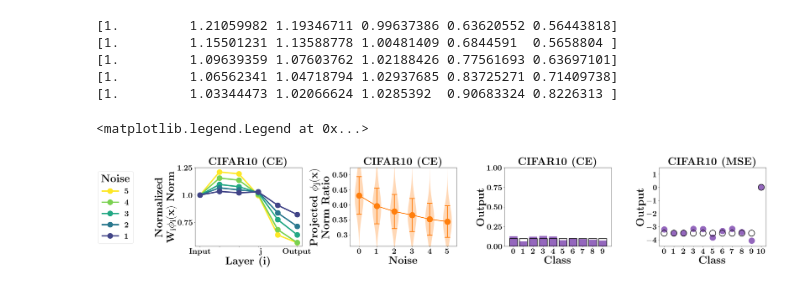
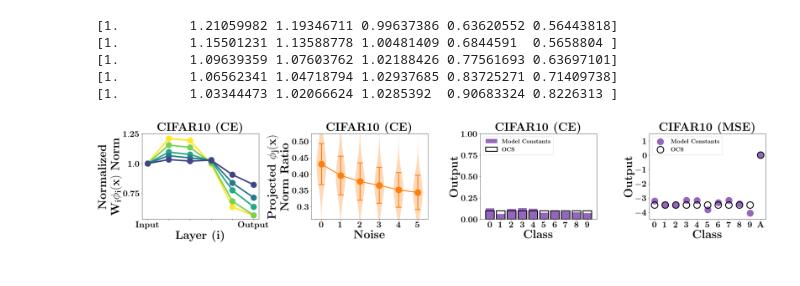
Before and after one commit to katiekang1998/cautious_extrapolation, a Jupyter notebook: cautious_extrapolation/CIFAR10/analyze.ipynb, the cells around one changed output. Drawn from its saved outputs; the diff is of its cells as text; code cells hidden in the pictures.

```diff
--- a/cautious_extrapolation/CIFAR10/analyze.ipynb
+++ b/cautious_extrapolation/CIFAR10/analyze.ipynb
@@ -247,7 +236,7 @@ for noise_level in range(5, 0, -1):
     axs[0].plot([0, 1, 2, 3, 4, 5], ratios,  "o-", linewidth=5, markersize=20, c=colors[noise_level], label=r"$\mathbf{"+str(noise_level)+"}$",)#, c="C2", alpha=1-rotation_level/10)
     #
 
-axs[0].set_xticks([0, 1, 2, 3, 3.1, 5], [r"\textbf{Input}", "", "", "", r"$\mathbf{j}$", r"\textbf{Output}"])
+axs[0].set_xticks([0, 1, 2, 3, 4, 5], [r"\textbf{Input}", "", "", "", "", r"\textbf{Output}"])
 axs[0].set_yticks([0.75, 1, 1.25], [r"$\mathbf{"+str(_)+"}$" for _ in [0.75, 1.00, 1.25]])
 axs[0].tick_params(axis='both', which='major', labelsize=30)
 axs[0].set_xlabel(r"\textbf{Layer (i)}", fontsize=40)
@@ -266,42 +255,43 @@ axs[1].set_ylim(np.min(np.array(projected_ratio_means)-np.array(projected_ratio_
 axs[1].tick_params(axis='both', which='major', labelsize=30)
 axs[1].set_title(r"\textbf{CIFAR10 (CE)}", fontsize=40)
 
-axs[2].bar([_ for _ in range(10)], zero_input_output, color="C4")#, label = r"\textbf{Model Constants}")
-axs[2].bar([_ for _ in range(10)], [0.1 for _ in range(10)], color="none", edgecolor='black', linewidth=2)#, label = r"\textbf{OCS}")
-# axs[2].legend(fontsize=20, loc='upper left')
+axs[2].bar([_ for _ in range(10)], zero_input_output, color="C4", label = r"\textbf{Model Constants}")
+axs[2].bar([_ for _ in range(10)], [0.1 for _ in range(10)], color="none", edgecolor='black', linewidth=3, label = r"\textbf{OCS}")
+axs[2].legend(fontsize=20, loc='upper left')
 
 axs[2].set_ylim(0, 1)
 axs[2].set_xticks([_ for _ in range(10)], [r"$\mathbf{"+str(_)+"}$" for _ in range(10)])
 axs[2].set_yticks([0.00, 0.25, 0.50, 0.75, 1.00], [r"$\mathbf{0.00}$", r"$\mathbf{0.25}$", r"$\mathbf{0.50}$", r"$\mathbf{0.75}$", r"$\mathbf{1.00}$"])
 axs[2].tick_params(axis='both', which='major', labelsize=30)
 axs[2].set_xlabel(r"\textbf{Class}", fontsize=40)
 # axs[2].set_ylabel(r"\textbf{softmax(}"+"$\mathbf{g_{k+1}(\sigma(b_k))}$"+r"\textbf{)", fontsize=40)
 axs[2].set_ylabel(r"\textbf{Output}", fontsize=40)
 axs[2].set_title(r"\textbf{CIFAR10 (CE)}", fontsize=40)
 
-axs[3].scatter([_ for _ in range(11)], zero_input_output_mse, color="C4", s=500)#, label = r"\textbf{Model Constants}")
-axs[3].scatter([_ for _ in range(11)], [-3.5 for _ in range(10)]+[0], color="none", edgecolor='black', s=500, linewidth=2) #, label = r"\textbf{OCS}"
-# axs[3].legend(fontsize=20, loc='upper left')
+axs[3].scatter([_ for _ in range(11)], zero_input_output_mse, color="C4", s=500, label = r"\textbf{Model Constants}")
+axs[3].scatter([_ for _ in range(11)], [-3.5 for _ in range(10)]+[0], color="none", edgecolor='black', s=500, linewidth=3, label = r"\textbf{OCS}")
+axs[3].legend(fontsize=20, loc='upper left')
 
 axs[3].set_ylim(-4.5, 1.5)
-axs[3].set_xticks([_ for _ in range(11)], [r"$\mathbf{"+str(_)+"}$" for _ in range(11)])
+xlabels = [r"$\mathbf{"+str(_)+"}$" for _ in range(10)]
+xlabels.append(r"$\mathbf{A}$")
+axs[3].set_xticks([_ for _ in range(11)], xlabels)
 axs[3].set_yticks([-4, -3, -2, -1, 0, 1], [r"$\mathbf{-4}$", r"$\mathbf{-3}$", r"$\mathbf{-2}$", r"$\mathbf{-1}$", r"$\mathbf{0}$", r"$\mathbf{1}$"])
 axs[3].tick_params(axis='both', which='major', labelsize=30)
 axs[3].set_xlabel(r"\textbf{Class}", fontsize=40)
 # axs[3].set_ylabel(r"\textbf{softmax(}"+"$\mathbf{g_{k+1}(\sigma(b_k))}$"+r"\textbf{)", fontsize=40)
 axs[3].set_ylabel(r"\textbf{Output}", fontsize=40)
 axs[3].set_title(r"\textbf{CIFAR10 (MSE)}", fontsize=40)
 
 
 fig.tight_layout()
 
 fig.subplots_adjust(left=0.15)
-fig.legend(title=r"\textbf{Noise}", loc='center left', bbox_to_anchor=(0, 0.54), fontsize=30, title_fontsize=40)
+# fig.legend(title=r"\textbf{Noise}", loc='center left', bbox_to_anchor=(0, 0.54), fontsize=30, title_fontsize=40)
 # %% [output]
 [1.         1.21059982 1.19346711 0.99637386 0.63620552 0.56443818]
 [1.         1.15501231 1.13588778 1.00481409 0.6844591  0.5658804 ]
 [1.         1.09639359 1.07603762 1.02188426 0.77561693 0.63697101]
 [1.         1.06562341 1.04718794 1.02937685 0.83725271 0.71409738]
 [1.         1.03344473 1.02066624 1.0285392  0.90683324 0.8226313 ]
-<matplotlib.legend.Legend at 0x...>
-[figure, old version]
+[figure, new version]
```
Also changed, not shown: parts of 4 cells of this notebook, 4 other files.
